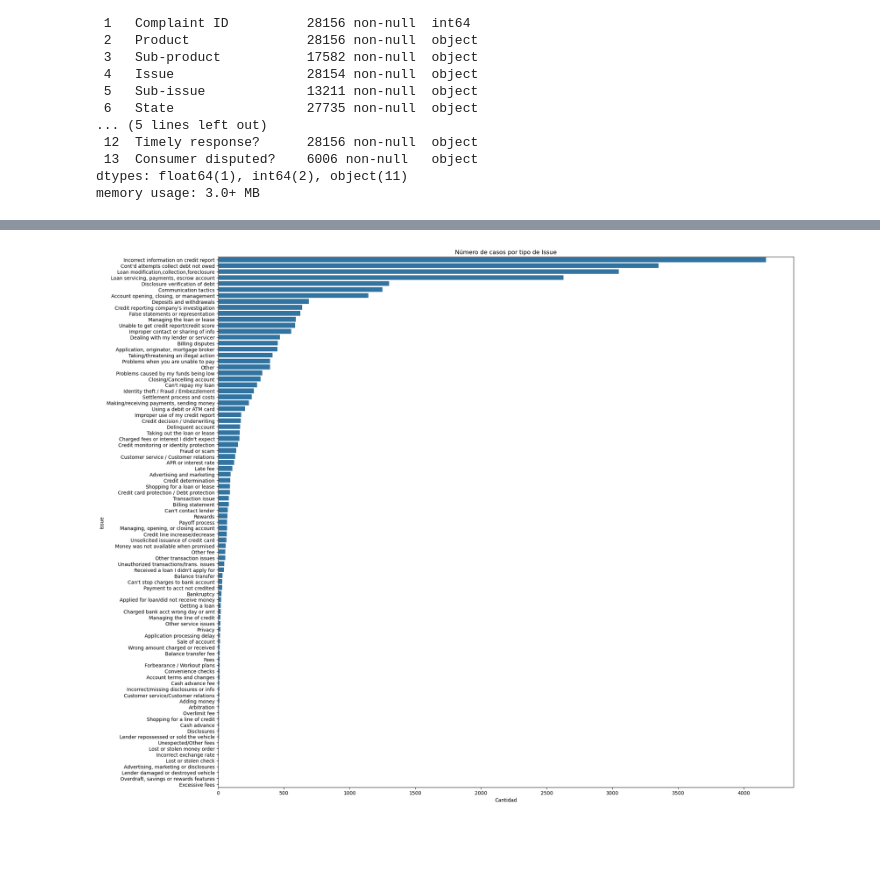
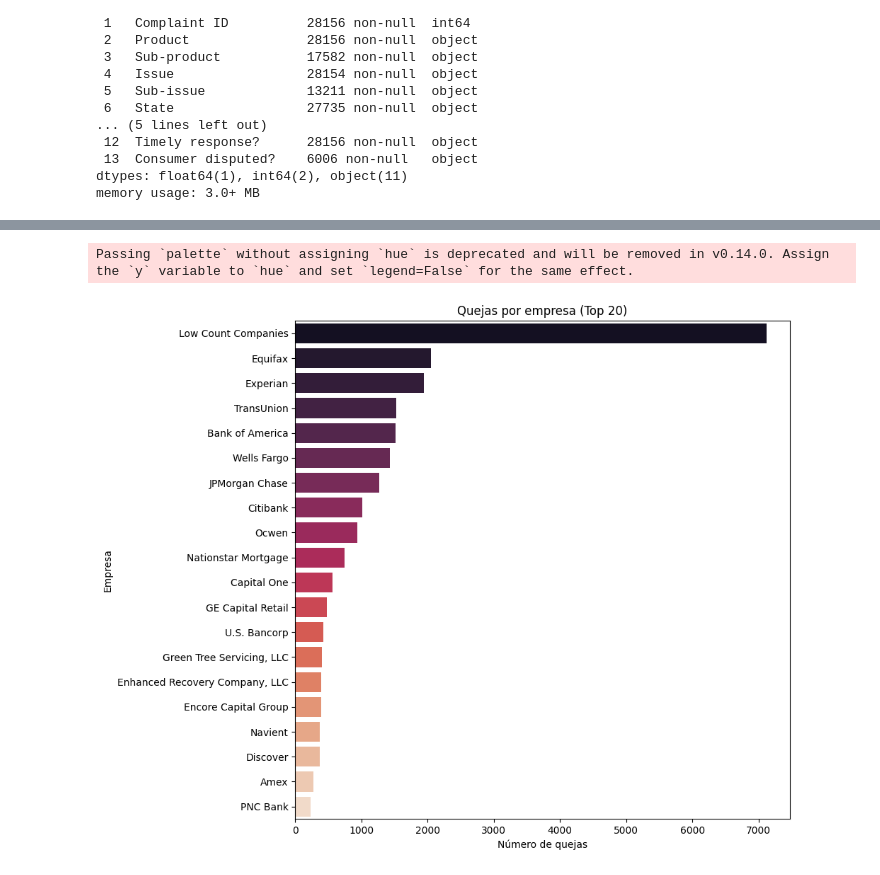
Before and after one commit to Jonolalde93/Proyectos_DS2025, a Jupyter notebook: Proyecto Fin de Modulo ML/notebooks/01.EDA.ipynb, the cells around one changed output, grey strips where cells are left out. Saved outputs shown, nothing was run; the diff lists cells and outputs as text; code cells hidden in the pictures; blank space fills up the shorter version.

```diff
--- a/Proyecto Fin de Modulo ML/notebooks/01.EDA.ipynb
+++ b/Proyecto Fin de Modulo ML/notebooks/01.EDA.ipynb
@@ -182,0 +381,15 @@ dt_quejas_corr.head(50)
+# %%
+dicc_prod_issue_to_subprod = (
+    dt_quejas_corr.dropna(subset=['Sub-product'])
+    .groupby(['Product', 'Issue'])['Sub-product']
+    .agg(lambda x: x.mode()[0] if not x.mode().empty else np.nan)
+    .to_dict()
+)
+
+def imputar_subproducto(row):
+    if pd.isna(row['Sub-product']):
+        return dicc_prod_issue_to_subprod.get((row['Product'], row['Issue']), np.nan)
+    return row['Sub-product']
+
+dt_quejas_corr['Sub-product'] = dt_quejas_corr.apply(imputar_subproducto, axis=1)
+dt_quejas_corr['Sub-product'].info()
@@ -182,0 +437,8 @@ dt_quejas_corr.head(50)
+# %%
+dt_quejas_corr['Date received'] = pd.to_datetime(dt_quejas_corr['Date received'])
+dt_quejas_corr['Date sent to company'] = pd.to_datetime(dt_quejas_corr['Date sent to company'])
+
+dt_quejas_corr['Difference in days'] = (dt_quejas_corr['Date sent to company'] - dt_quejas_corr['Date received']).dt.days
+
+print(dt_quejas_corr['Difference in days'].unique())
+dt_quejas_corr['Difference in days'].info()
@@ -202,0 +545,12 @@ memory usage: 3.2+ MB
+# %%
+dt_quejas_corr['Issue'] = dt_quejas_corr['Issue'].fillna('Unknown')
+
+fig = px.sunburst(
+    dt_quejas_corr,
+    path=['Product', 'Issue'],
+    title='Relación jerárquica entre Producto e Issue',
+    width=1500,
+    height=900
+)
+
+fig.show()
@@ -203,10 +567,11 @@ memory usage: 3.2+ MB
 # %%
-plt.figure(figsize=(20,16))
-sns.countplot(y='Issue', data=dt_quejas_corr, order=dt_quejas_corr['Issue'].value_counts().index)
-plt.title('Número de casos por tipo de Issue')
-plt.xlabel('Cantidad')
-plt.ylabel('Issue')
+plt.figure(figsize=(10,8))
+sns.countplot(data=dt_quejas_corr, y='Company_grouped_filtered', order=dt_quejas_corr['Company_grouped_filtered'].value_counts().head(20).index, palette='rocket')
+plt.title("Quejas por empresa (Top 20)")
+plt.xlabel("Número de quejas")
+plt.ylabel("Empresa")
 plt.tight_layout()
 plt.show()
 # %% [output]
+Passing `palette` without assigning `hue` is deprecated and will be removed in v0.14.0. Assign the `y` variable to `hue` and set `legend=False` for the same effect.
-[figure, old version]
+[figure, new version]
```
Also changed, not shown: parts of 77 cells of this notebook, 5 other files.
